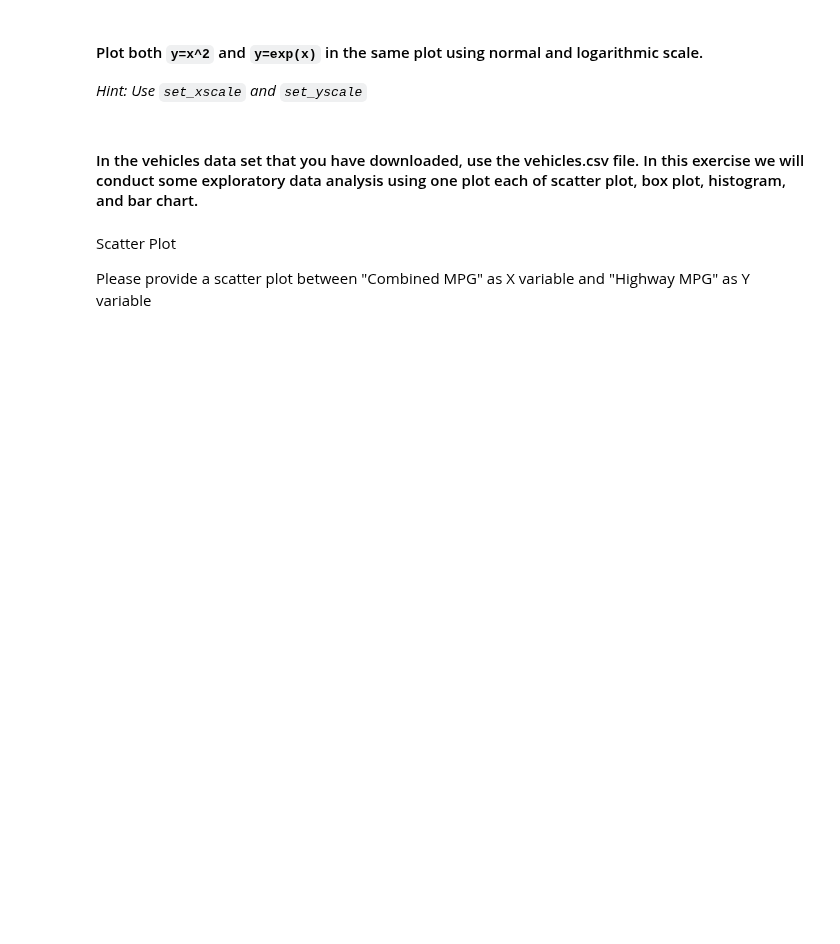
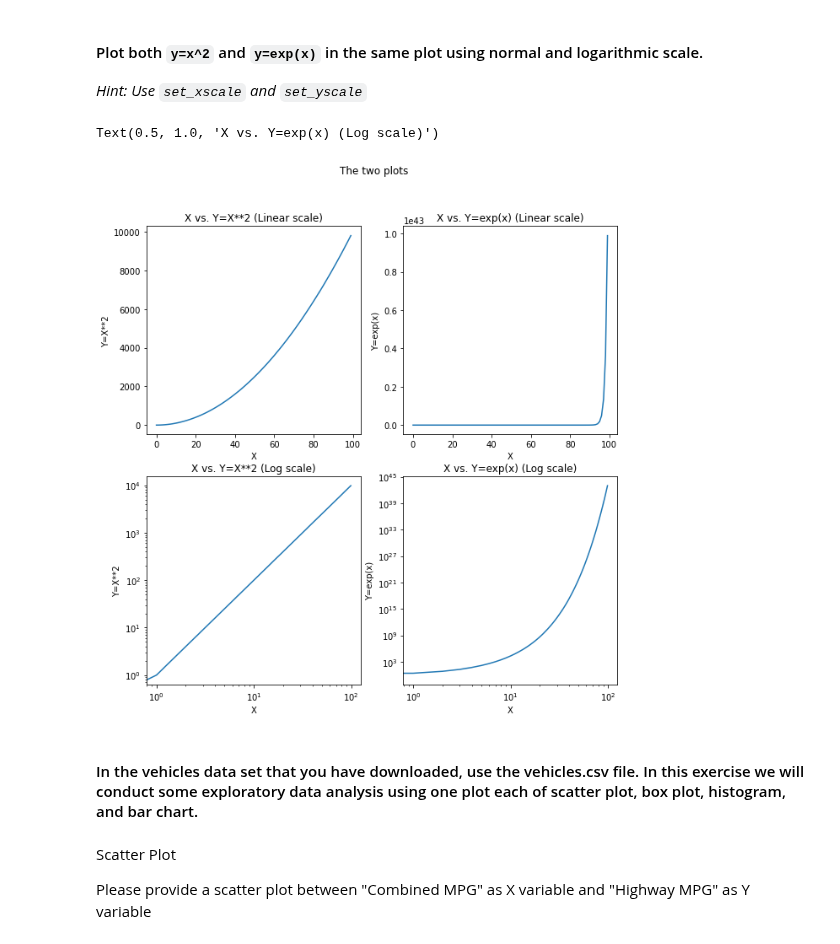
Before and after one commit to ironhack-datalabs/datamad1020, a Jupyter notebook: module-1/lab-matplotlib-seaborn/your-code/challenge-1.ipynb, the cells around one changed output. Drawn from its saved outputs; the diff is of its cells as text; code cells hidden in the pictures; blank space fills up the shorter version.

```diff
--- a/module-1/lab-matplotlib-seaborn/your-code/challenge-1.ipynb
+++ b/module-1/lab-matplotlib-seaborn/your-code/challenge-1.ipynb
@@ -85,3 +99,51 @@ Text(0.5, 1.0, 'X vs. Z')
+# %%
+# your code here
+"""
+fig = plt.figure(figsize=(12,6))
+plt.subplot(1, 2, 1)
+plt.plot(x, x**2)
+plt.xlabel("X")
+plt.ylabel("Y")
+plt.title("X vs. Y=X**2")
+plt.subplot(1, 2, 2)
+plt.plot(x, np.exp(x))
+plt.xlabel("X")
+plt.ylabel("Z")
+plt.title("X vs. e**X")
+plt.show()
+"""
+
+fig, a = plt.subplots(2, 2,figsize=(10,10))
+fig.suptitle('The two plots')
+
+a[0,0].plot(x, x**2)
+a[0,0].set_ylabel('Y=X**2')
+a[0,0].set_xlabel('X')
+a[0,0].set_title("X vs. Y=X**2 (Linear scale)")
+
+a[0,1].plot(x,np.exp(x))
+a[0,1].set_ylabel('Y=exp(x)')
+a[0,1].set_xlabel('X')
+a[0,1].set_title("X vs. Y=exp(x) (Linear scale)")
+
+a[1,0].plot(x, x**2)
+a[1,0].set_ylabel('Y=X**2')
+a[1,0].set_xlabel('X')
+a[1,0].set_yscale('log')
+a[1,0].set_xscale('log')
+a[1,0].set_title("X vs. Y=X**2 (Log scale)")
+
+a[1,1].plot(x,np.exp(x))
+a[1,1].set_ylabel('Y=exp(x)')
+a[1,1].set_xlabel('X')
+a[1,1].set_yscale('log')
+a[1,1].set_xscale('log')
+a[1,1].set_title("X vs. Y=exp(x) (Log scale)")
+
+#set_yscale('linear')
+# %% [output]
+Text(0.5, 1.0, 'X vs. Y=exp(x) (Log scale)')
+[figure, added]
 # %% [markdown]
 #### In the vehicles data set that you have downloaded, use the vehicles.csv file. In this exercise we will conduct some exploratory data analysis using one plot each of scatter plot, box plot, histogram, and bar chart.
 # %% [markdown]
```
Also changed, not shown: parts of 6 cells of this notebook.
